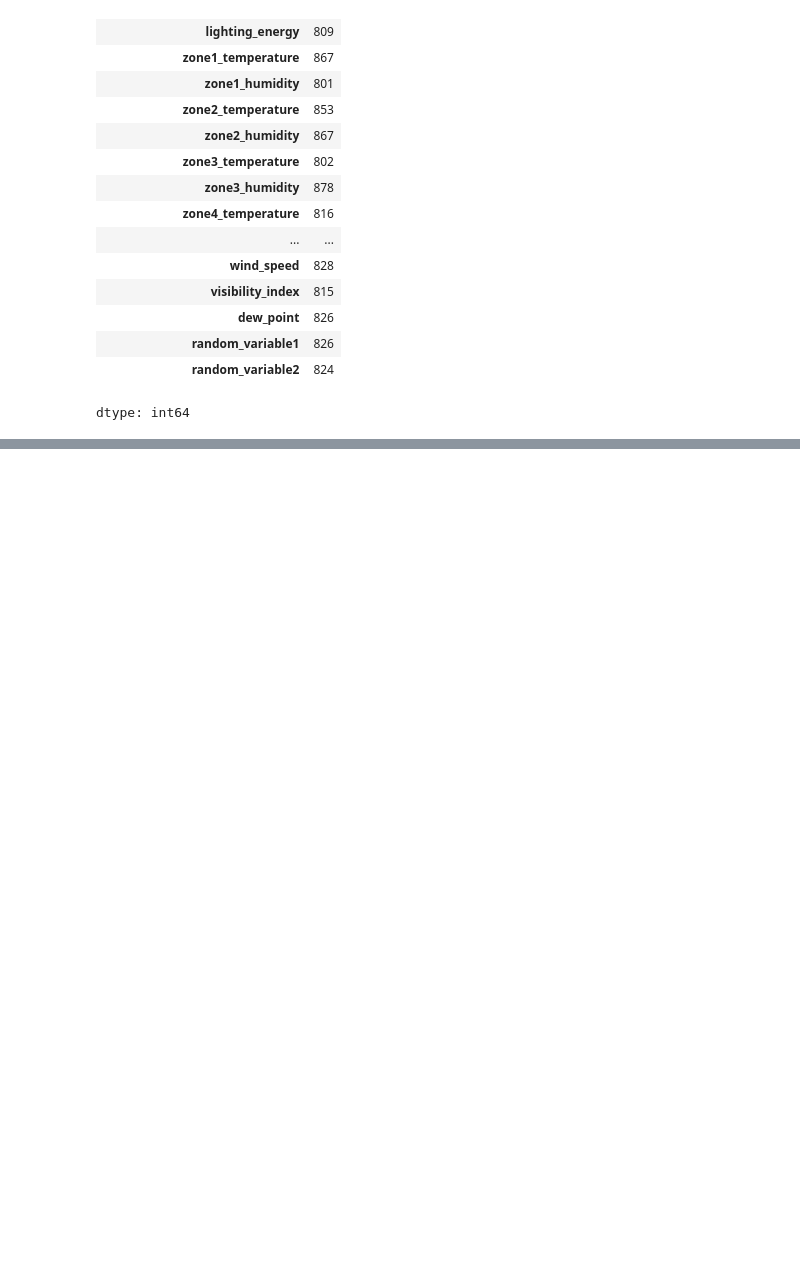
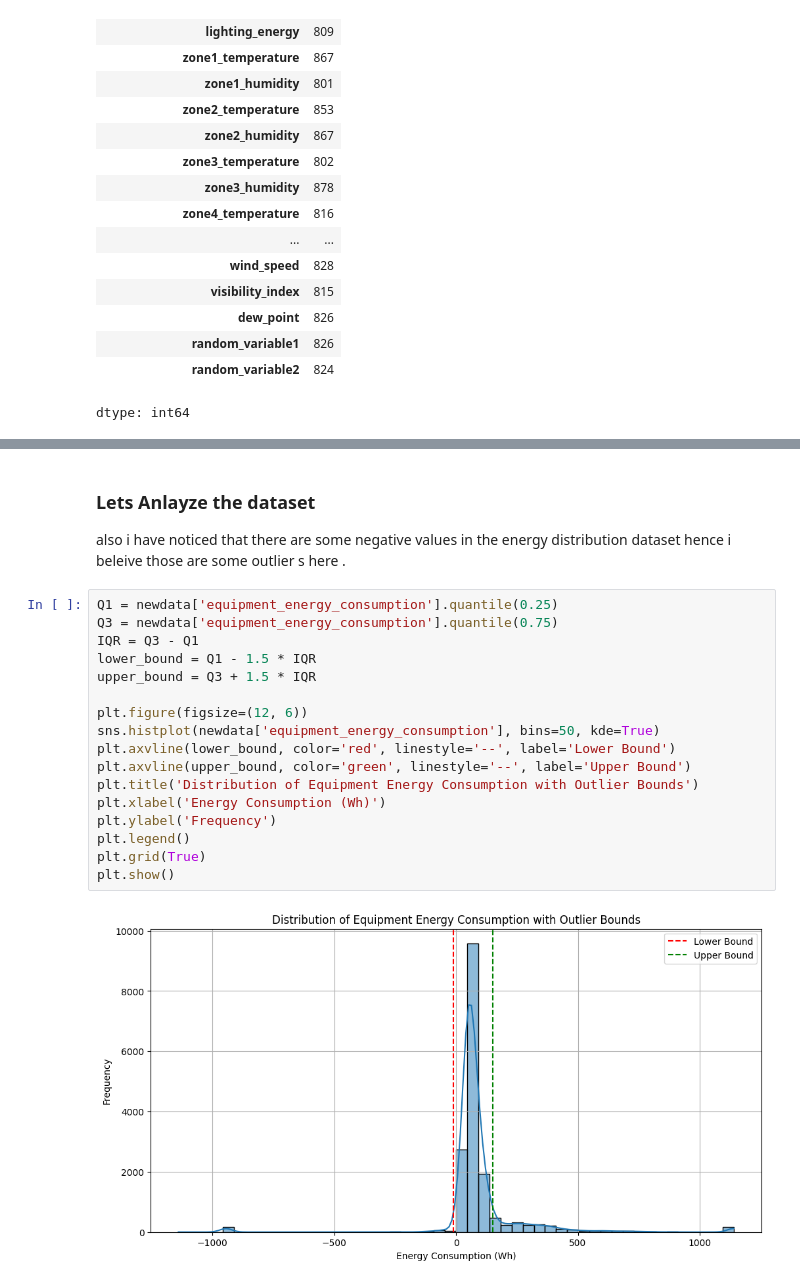
Before and after one commit to Abhay182005dat/DS-Intern-Assignment, a Jupyter notebook: Assesment.ipynb, the cells around one changed output, grey strips where cells are left out. Drawn from its saved outputs; the diff is of its cells as text; blank space fills up the shorter version.

```diff
--- a/Assesment.ipynb
+++ b/Assesment.ipynb
@@ -84,0 +121,23 @@ dtype: int64
+# %% [markdown]
+### Lets Anlayze the dataset
+
+also i have noticed that there are some negative values in the energy distribution  dataset hence i beleive those are some outlier s here .
+# %%
+Q1 = newdata['equipment_energy_consumption'].quantile(0.25)
+Q3 = newdata['equipment_energy_consumption'].quantile(0.75)
+IQR = Q3 - Q1
+lower_bound = Q1 - 1.5 * IQR
+upper_bound = Q3 + 1.5 * IQR
+
+plt.figure(figsize=(12, 6))
+sns.histplot(newdata['equipment_energy_consumption'], bins=50, kde=True)
+plt.axvline(lower_bound, color='red', linestyle='--', label='Lower Bound')
+plt.axvline(upper_bound, color='green', linestyle='--', label='Upper Bound')
+plt.title('Distribution of Equipment Energy Consumption with Outlier Bounds')
+plt.xlabel('Energy Consumption (Wh)')
+plt.ylabel('Frequency')
+plt.legend()
+plt.grid(True)
+plt.show()
+# %% [output]
+[figure, added]
```
Also changed, not shown: parts of 18 cells of this notebook.
